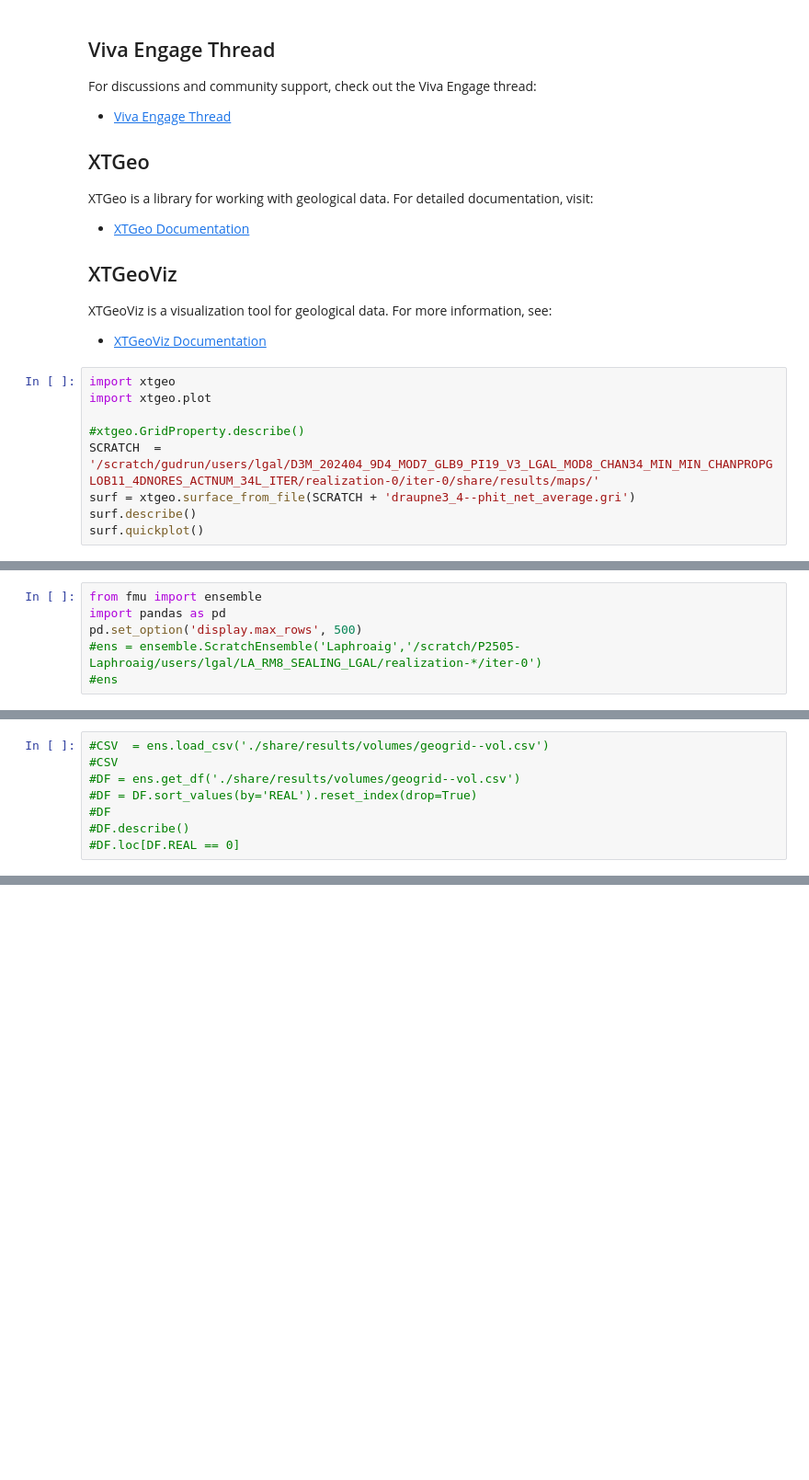
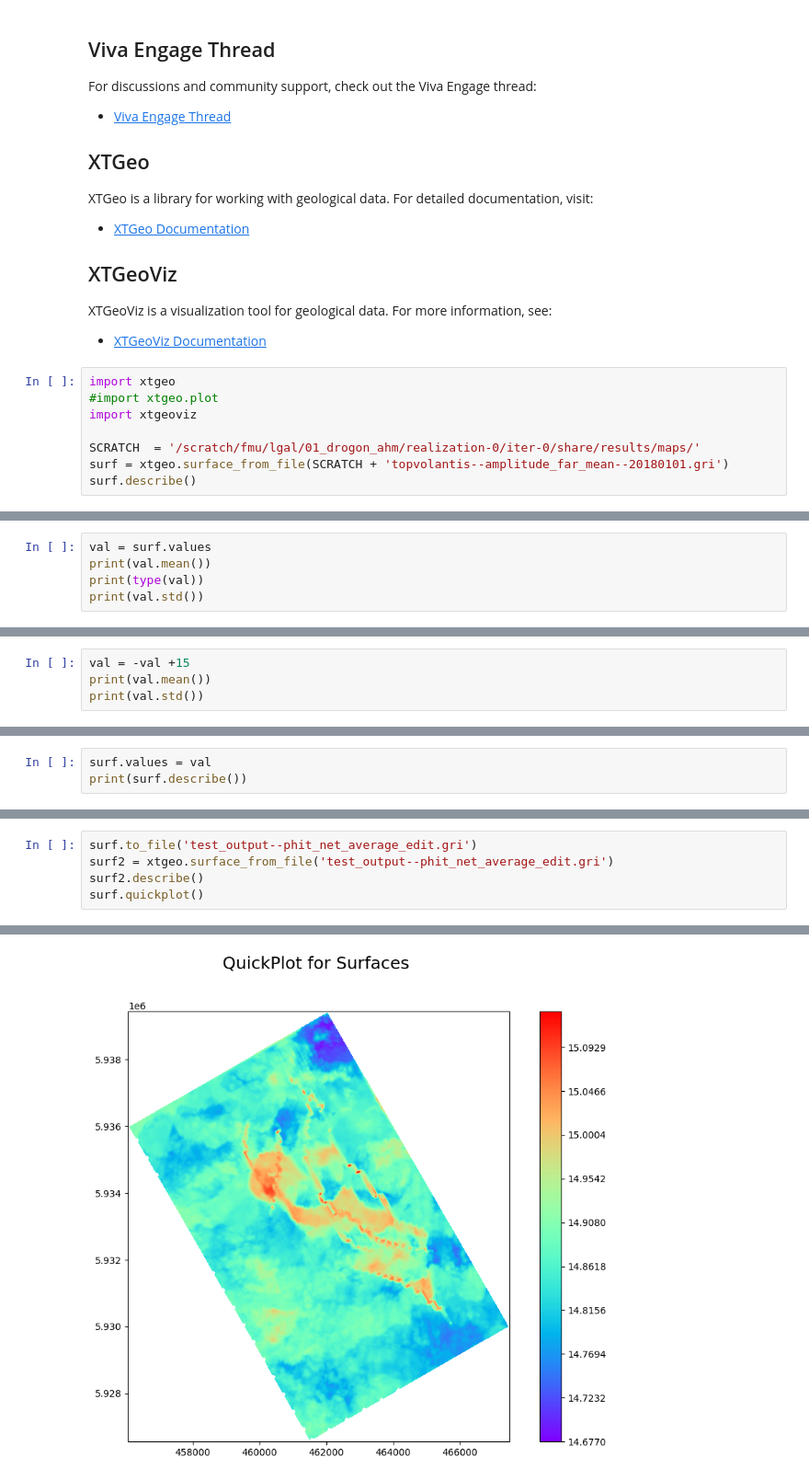
Before and after one commit to equinor/reshub, a Jupyter notebook: notebooks/rms_tutorials/py_sess_week23.ipynb, the cells around one changed output, grey strips where cells are left out. Shown: that part at 92% size. Cells and saved outputs as stored; diff of their text form; blank space fills up the shorter version.

```diff
--- a/notebooks/rms_tutorials/py_sess_week23.ipynb
+++ b/notebooks/rms_tutorials/py_sess_week23.ipynb
@@ -129,13 +129,12 @@ XTGeoViz is a visualization tool for geological data. For more information, see:
 - [XTGeoViz Documentation](https://equinor.github.io/xtgeoviz/index.html)
 # %%
 import xtgeo
-import xtgeo.plot
+#import xtgeo.plot
+import xtgeoviz
 
-#xtgeo.GridProperty.describe()
-SCRATCH  = '/scratch/gudrun/users/lgal/D3M_202404_9D4_MOD7_GLB9_PI19_V3_LGAL_MOD8_CHAN34_MIN_MIN_CHANPROPGLOB11_4DNORES_ACTNUM_34L_ITER/realization-0/iter-0/share/results/maps/'
-surf = xtgeo.surface_from_file(SCRATCH + 'draupne3_4--phit_net_average.gri')
+SCRATCH  = '/scratch/fmu/lgal/01_drogon_ahm/realization-0/iter-0/share/results/maps/'
+surf = xtgeo.surface_from_file(SCRATCH + 'topvolantis--amplitude_far_mean--20180101.gri')
 surf.describe()
-surf.quickplot()
 # %% [output]
 ===================================================================================================
 Description of RegularSurface instance
@@ -157,0 +156,5 @@ Minimum memory usage of array (GB)       => 0.006181351840496063
+# %%
+val = surf.values
+print(val.mean())
+print(type(val))
+print(val.std())
@@ -158,6 +165,4 @@ Minimum memory usage of array (GB)       => 0.006181351840496063
 # %%
-from fmu import ensemble
-import pandas as pd
-pd.set_option('display.max_rows', 500)
-#ens = ensemble.ScratchEnsemble('Laphroaig','/scratch/P2505-Laphroaig/users/lgal/LA_RM8_SEALING_LGAL/realization-*/iter-0')
-#ens
+val = -val +15
+print(val.mean())
+print(val.std())
@@ -164,8 +172,3 @@ pd.set_option('display.max_rows', 500)
 # %%
-#CSV  = ens.load_csv('./share/results/volumes/geogrid--vol.csv')
-#CSV
-#DF = ens.get_df('./share/results/volumes/geogrid--vol.csv')
-#DF = DF.sort_values(by='REAL').reset_index(drop=True)
-#DF
-#DF.describe()
-#DF.loc[DF.REAL == 0]
+surf.values = val
+print(surf.describe())
@@ -171,0 +194,6 @@ pd.set_option('display.max_rows', 500)
+# %%
+surf.to_file('test_output--phit_net_average_edit.gri')
+surf2 = xtgeo.surface_from_file('test_output--phit_net_average_edit.gri')
+surf2.describe()
+surf.quickplot()
+# %% [output]
@@ -171,0 +217 @@ pd.set_option('display.max_rows', 500)
+[figure, added]
```
Also changed, not shown: parts of 5 cells of this notebook.
